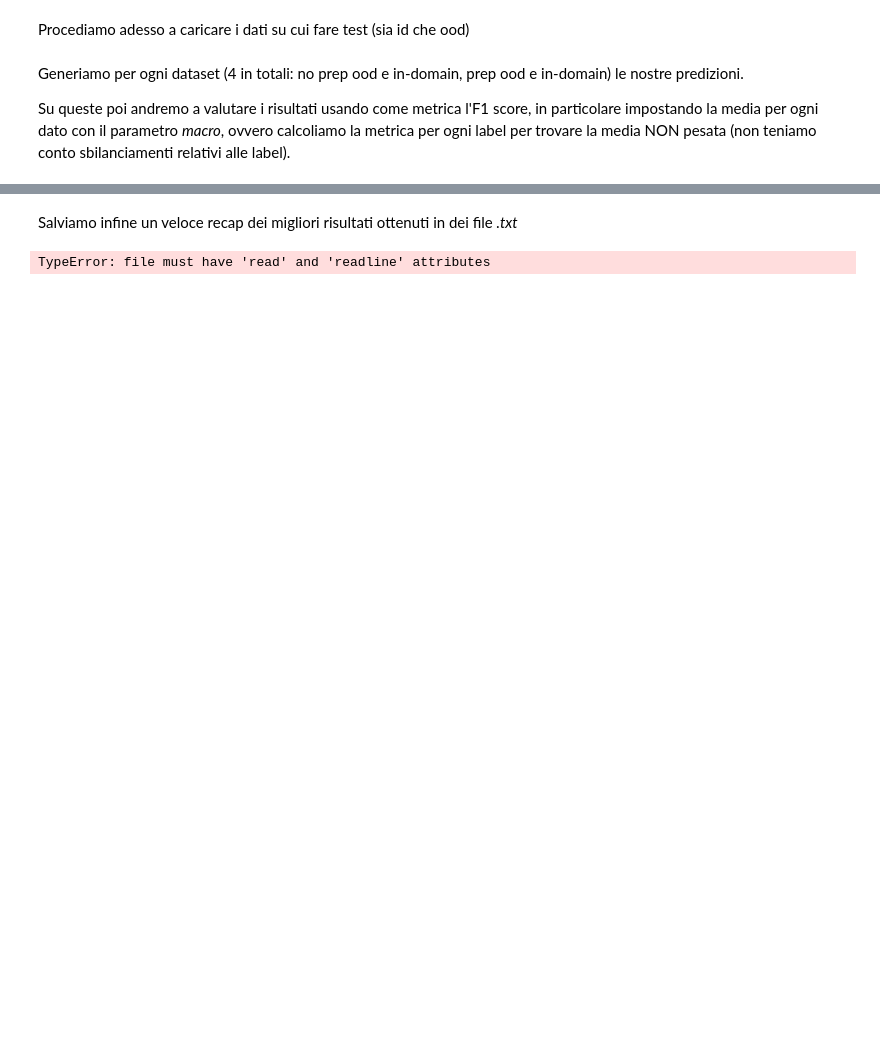
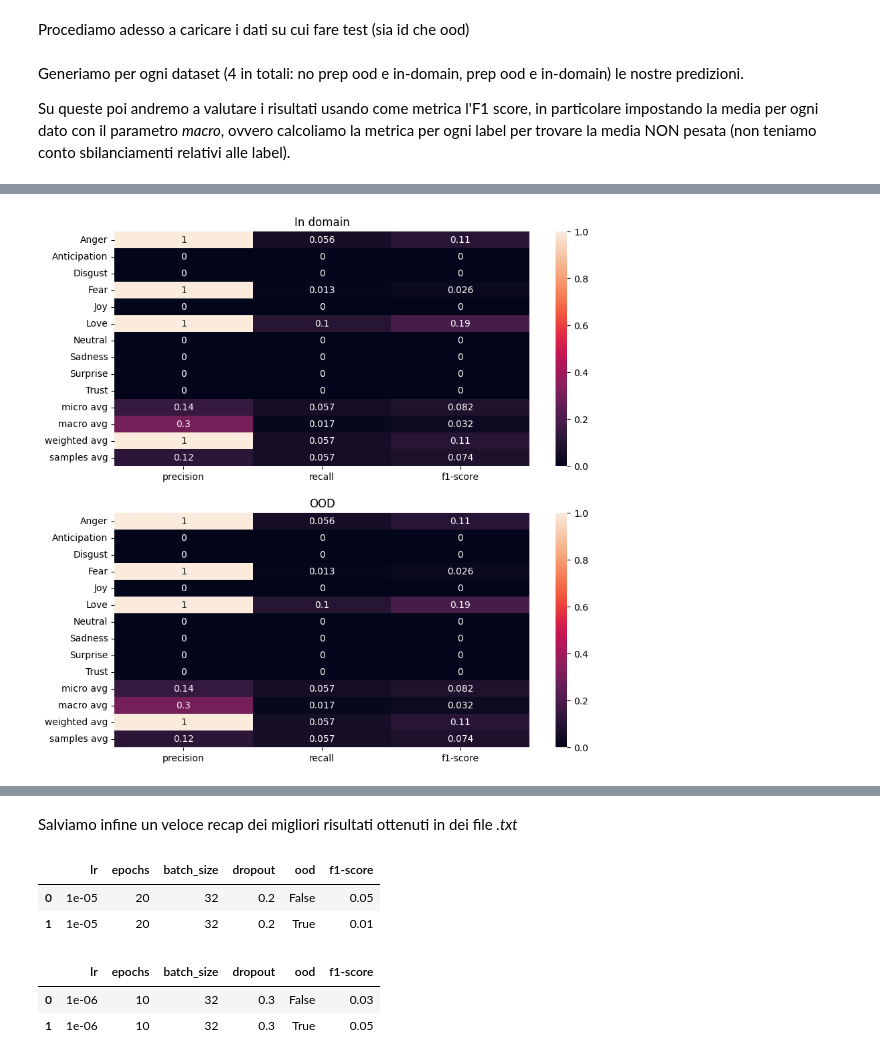
Before and after one commit to emanuelemuzio/nlp, a Jupyter notebook: TaskA.ipynb, the cells around one changed output, grey strips where cells are left out. Drawn from its saved outputs; the diff is of its cells as text; code cells hidden in the pictures; blank space fills up the shorter version.

```diff
--- a/TaskA.ipynb
+++ b/TaskA.ipynb
@@ -854,50 +830,59 @@ if not os.path.exists('heatmap_A.png'):
 # %%
-if not os.path.exists('heatmap_prep_A.png'):
+if not os.path.exists('heatmap_prep.png'):
     preds_prep = []
     preds_ood_prep = []
-    for h in prep_hist:
-        weights = h['weights']
+    for i in range(4):
+
+        weights = torch.load(f'/content/drive/MyDrive/NLP/task_A/prep_runs/{i + 1}/weights.pt')
 
         classifier = BTEClassifier(0, hyperparameters['num_classes'], model).to(device)
         classifier.load_state_dict(weights)
 
         preds_prep.append(predict(classifier, test_prep_dataset))
         preds_ood_prep.append(predict(classifier, test_ood_prep_dataset))
 
     target_prep = test_prep[classes].to_numpy()
     target_prep_ood = test_ood_prep[classes].to_numpy()
 
     f1_prep_scores = [f1(pred_prep, target_prep, average='macro') for pred_prep in preds_prep]
     f1_prep_ood_scores = [f1(ood_prep_pred, target_prep_ood, average='macro') for ood_prep_pred in preds_ood_prep]
 
     best_prep_index = f1_prep_scores.index(max(f1_prep_scores))
-    best_prep_hyperp = prep_hist[best_prep_index]
+    best_prep_index_ood = f1_prep_ood_scores.index(max(f1_prep_ood_scores))
 
-    best_prep_index_ood = f1_prep_ood_scores.index(max(f1_prep_ood_scores))
-    best_prep_ood_hyperp = prep_hist[best_prep_index_ood]
+    file = open(f'/content/drive/MyDrive/NLP/task_A/prep_runs/{best_prep_index + 1}/hist.pkl', 'rb')
+    data = pickle.load(file)
+    best_prep_hyperp = data['hist']
+    file.close()
 
-    if not os.path.exists('best_weights_prep_a.pt'):
-        torch.save(best_prep_hyperp['weights'], 'best_weights_prep_a.pt')
-        torch.save(best_prep_ood_hyperp['weights'], 'best_weights_ood_prep_a.pt')
+    file = open(f'/content/drive/MyDrive/NLP/task_A/prep_runs/{best_prep_index_ood + 1}/hist.pkl', 'rb')
+    data = pickle.load(file)
+    best_prep_ood_hyperp = data['hist']
+    file.close()
 
+    if not os.path.exists('/content/drive/MyDrive/NLP/task_A/best_prep_weights.pt'):
+        shutil.copyfile(f'/content/drive/MyDrive/NLP/task_A/prep_runs/{best_prep_index + 1}/weights.pt', '/content/drive/MyDrive/NLP/task_A/best_prep_weights.pt')
+        shutil.copyfile(f'/content/drive/MyDrive/NLP/task_A/prep_runs/{best_prep_index_ood + 1}/weights.pt', '/content/drive/MyDrive/NLP/task_A/best_prep_ood_weights.pt')
     fig, ax = plt.subplots(nrows=2, figsize=(10, 10))
 
     ax[0].set_title('In domain')
     ax[1].set_title('OOD')
     report_prep = cr(preds_prep[best_prep_index], target_prep, target_names=classes, output_dict=True)
     report_ood_prep = cr(preds_ood_prep[best_prep_index], target_prep, target_names=classes, output_dict=True)
     sns.heatmap(pd.DataFrame(report_prep).iloc[:-1, :].T, annot=True, ax=ax[0]).get_figure()
     sns.heatmap(pd.DataFrame(report_ood_prep).iloc[:-1, :].T, annot=True, ax=ax[1]).get_figure()
-    fig.savefig('heatmap_prep_A.png')
+    fig.savefig('heatmap_prep.png')
 
-    recap = open("recap_prep.csv", "w")
+    recap = open("/content/drive/MyDrive/NLP/task_A/recap_prep.csv", "w")
     txt = [
-        "lr;epochs;batch_size;dropout;ood;f1-score",
-        f"{best_prep_hyperp['lr']};{best_prep_hyperp['epochs']};{best_prep_hyperp['batch_size']};{best_prep_hyperp['dropout']};False;{max(f1_prep_scores)}",
-        f"{best_prep_ood_hyperp['lr']};{best_prep_ood_hyperp['epochs']};{best_prep_ood_hyperp['batch_size']}; {best_prep_ood_hyperp['dropout']};True;{max(f1_prep_ood_scores)}"
+        "lr,epochs,batch_size,dropout,ood,f1-score",
+        f"{best_prep_hyperp['lr']},{best_prep_hyperp['epochs']},{best_prep_hyperp['batch_size']},{best_prep_hyperp['dropout']},False,{max(f1_prep_scores)}",
+        f"{best_prep_ood_hyperp['lr']},{best_prep_ood_hyperp['epochs']},{best_prep_ood_hyperp['batch_size']}, {best_prep_ood_hyperp['dropout']},True,{max(f1_prep_ood_scores)}"
     ]
     recap.write("\n".join(txt))
     recap.close()
+# %% [output]
+[figure, added]
 # %% [markdown]
 ![Heatmap di recap a partire dal report classificazione testo preprocessed, in domain e OOD](https://github.com/emanuelemuzio/nlp/blob/master/heatmap_prep_A.png?raw=1)
 # %% [markdown]
@@ -909,31 +894,27 @@ def scientificNotation(x):
 def truncateFloat(x):
     return '%.2f'%(x)
 # %%
-recap_csv = pd.read_csv('recap.csv', sep=';')
+recap_csv = pd.read_csv('/content/drive/MyDrive/NLP/task_A/recap.csv', sep=',')
 
 recap_csv['lr'] = recap_csv['lr'].apply(scientificNotation)
 recap_csv['f1-score'] = recap_csv['f1-score'].apply(truncateFloat)
 
 recap_csv.head()
+# %% [output]
+|  | lr | epochs | batch_size | dropout | ood | f1-score |
+| 0 | 1e-05 | 20 | 32 | 0.2 | False | 0.05 |
+| 1 | 1e-05 | 20 | 32 | 0.2 | True | 0.01 |
 # %%
-recap_prep_csv = pd.read_csv('recap_prep.csv', sep=';')
+recap_prep_csv = pd.read_csv('/content/drive/MyDrive/NLP/task_A/recap_prep.csv', sep=',')
 
 recap_prep_csv['lr'] = recap_prep_csv['lr'].apply(scientificNotation)
 recap_prep_csv['f1-score'] = recap_prep_csv['f1-score'].apply(truncateFloat)
 
 recap_prep_csv.head()
+# %% [output]
+|  | lr | epochs | batch_size | dropout | ood | f1-score |
+| 0 | 1e-06 | 10 | 32 | 0.3 | False | 0.03 |
+| 1 | 1e-06 | 10 | 32 | 0.3 | True | 0.05 |
-# %%
-weights = pickle.load('/content/drive/MyDrive/NLP/task_A/hist.pkl')
-classifier = BTEClassifier(0, hyperparameters['num_classes'], model).to(device)
-classifier.load_state_dict(torch.load())
-
-test = pd.read_csv("/content/release/emit_2023-test-labels/emit_test.csv")
-test.drop(["Topic", "Direction"], axis=1, inplace=True)
-test_dataset = _Dataset(test['text'], test.drop(['id','text'], axis=1).to_numpy(), tokenizer, hyperparameters['max_len'])
-
-test_pred_ = predict(classifier, test_dataset)
-# %% [output]
-TypeError: file must have 'read' and 'readline' attributes
 # %% [markdown]
 ## Conclusione
 
```
Also changed, not shown: parts of 14 cells of this notebook.
